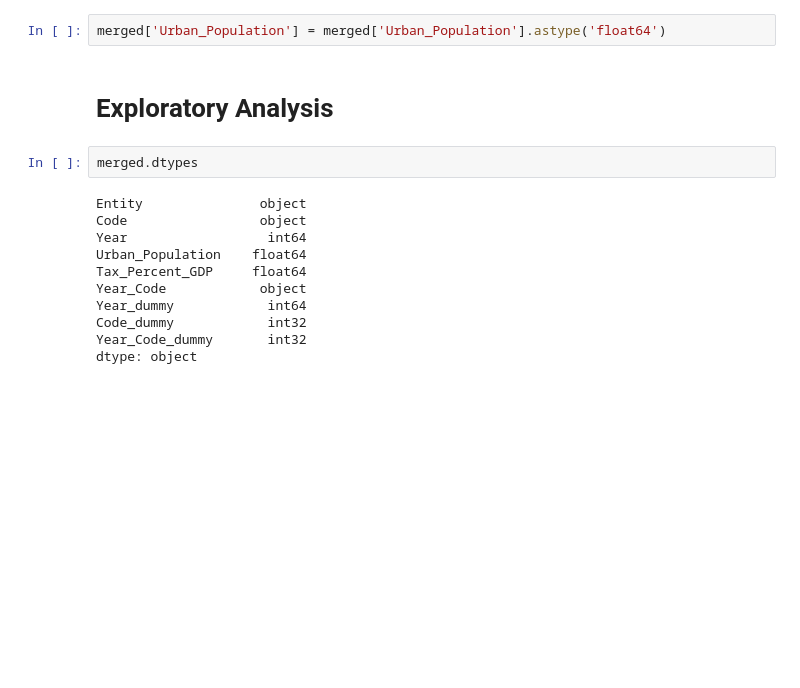
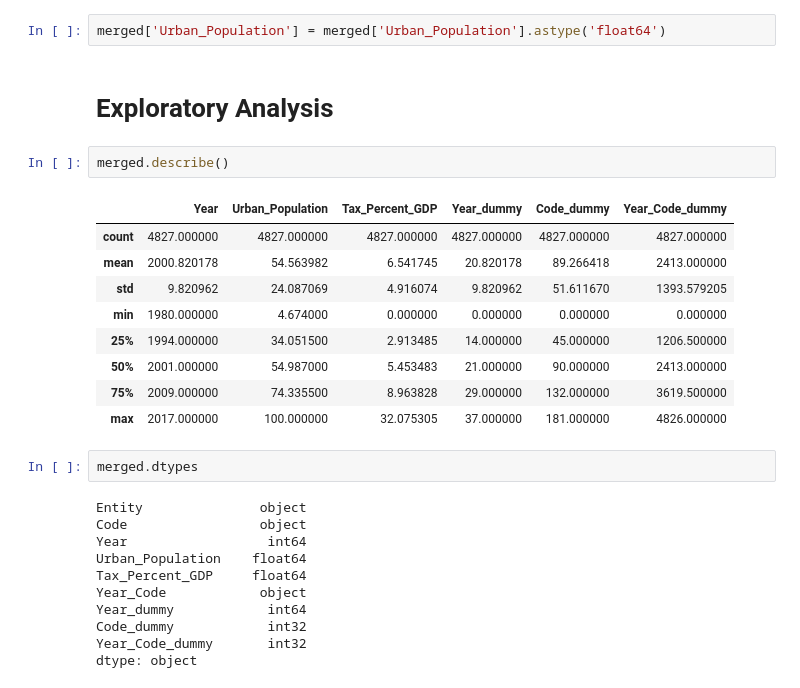
Before and after one commit to dray89/Python, a Jupyter notebook: Data Project/OLS_Regression.ipynb, the cells around one changed output. Drawn from its saved outputs; the diff is of its cells as text; blank space fills up the shorter version.

```diff
--- a/Data Project/OLS_Regression.ipynb
+++ b/Data Project/OLS_Regression.ipynb
@@ -243,6 +198,18 @@ for col in obj_cols:
 merged['Urban_Population'] = merged['Urban_Population'].astype('float64')
 # %% [markdown]
 # Exploratory Analysis
+# %%
+merged.describe()
+# %% [output]
+|  | Year | Urban_Population | Tax_Percent_GDP | Year_dummy | Code_dummy | Year_Code_dummy |
+| count | 4827.000000 | 4827.000000 | 4827.000000 | 4827.000000 | 4827.000000 | 4827.000000 |
+| mean | 2000.820178 | 54.563982 | 6.541745 | 20.820178 | 89.266418 | 2413.000000 |
+| std | 9.820962 | 24.087069 | 4.916074 | 9.820962 | 51.611670 | 1393.579205 |
+| min | 1980.000000 | 4.674000 | 0.000000 | 0.000000 | 0.000000 | 0.000000 |
+| 25% | 1994.000000 | 34.051500 | 2.913485 | 14.000000 | 45.000000 | 1206.500000 |
+| 50% | 2001.000000 | 54.987000 | 5.453483 | 21.000000 | 90.000000 | 2413.000000 |
+| 75% | 2009.000000 | 74.335500 | 8.963828 | 29.000000 | 132.000000 | 3619.500000 |
+| max | 2017.000000 | 100.000000 | 32.075305 | 37.000000 | 181.000000 | 4826.000000 |
 # %%
 merged.dtypes
 # %% [output]
```
Also changed, not shown: parts of 29 cells of this notebook, 1 other file.
